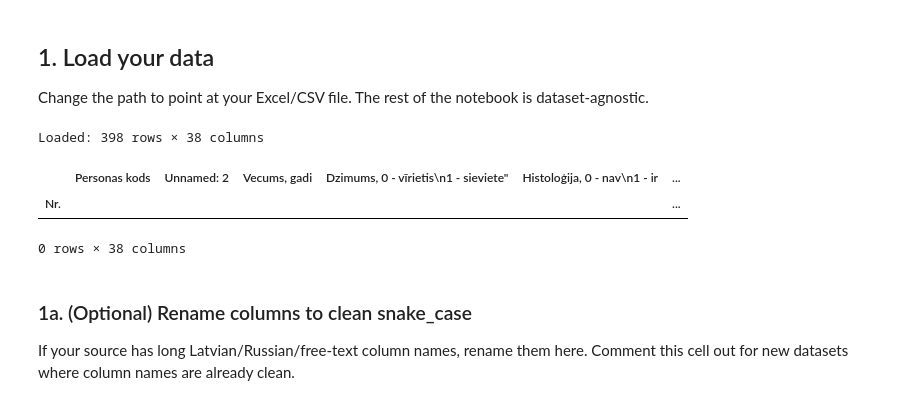
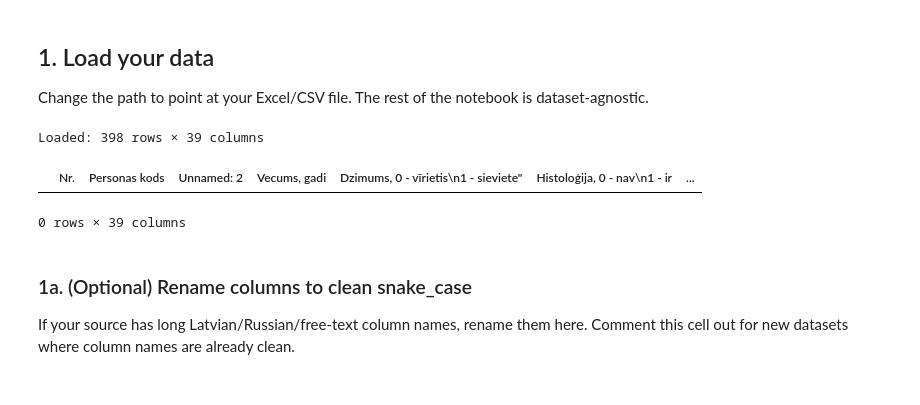
Before and after one commit to DrAndrushka/meningioma-atypier, a Jupyter notebook: heavy_machinery/meningioma.ipynb, the cells around one changed output. Cells and saved outputs as stored; diff of their text form; code cells hidden in the pictures.

```diff
--- a/heavy_machinery/meningioma.ipynb
+++ b/heavy_machinery/meningioma.ipynb
@@ -56,18 +56,17 @@ Change the path to point at your Excel/CSV file. The rest of the notebook is dat
 # %%
 DATA_PATH = "Meningiomas PSKUS grants.xlsx"   # or "yourdata.csv"
 
 if str(DATA_PATH).endswith(".csv"):
-    df_raw = pd.read_csv(DATA_PATH, index_col="Nr.")
+    df_raw = pd.read_csv(DATA_PATH)
 else:
-    df_raw = pd.read_excel(DATA_PATH, index_col="Nr.")
+    df_raw = pd.read_excel(DATA_PATH)
 
 print(f"Loaded: {df_raw.shape[0]} rows × {df_raw.shape[1]} columns")
 df_raw.head(0)
 # %% [output]
-Loaded: 398 rows × 38 columns
+Loaded: 398 rows × 39 columns
-|  | Personas kods | Unnamed: 2 | Vecums, gadi | Dzimums, 0 - vīrietis\n1 - sieviete" | Histoloģija, 0 - nav\n1 - ir | ... |
-| Nr. |  |  |  |  |  | ... |
+|  | Nr. | Personas kods | Unnamed: 2 | Vecums, gadi | Dzimums, 0 - vīrietis\n1 - sieviete" | Histoloģija, 0 - nav\n1 - ir | ... |
-0 rows × 38 columns
+0 rows × 39 columns
 # %% [markdown]
 ### 1a. (Optional) Rename columns to clean snake_case
 
```
Also changed, not shown: parts of 24 cells of this notebook, 1 other file.
